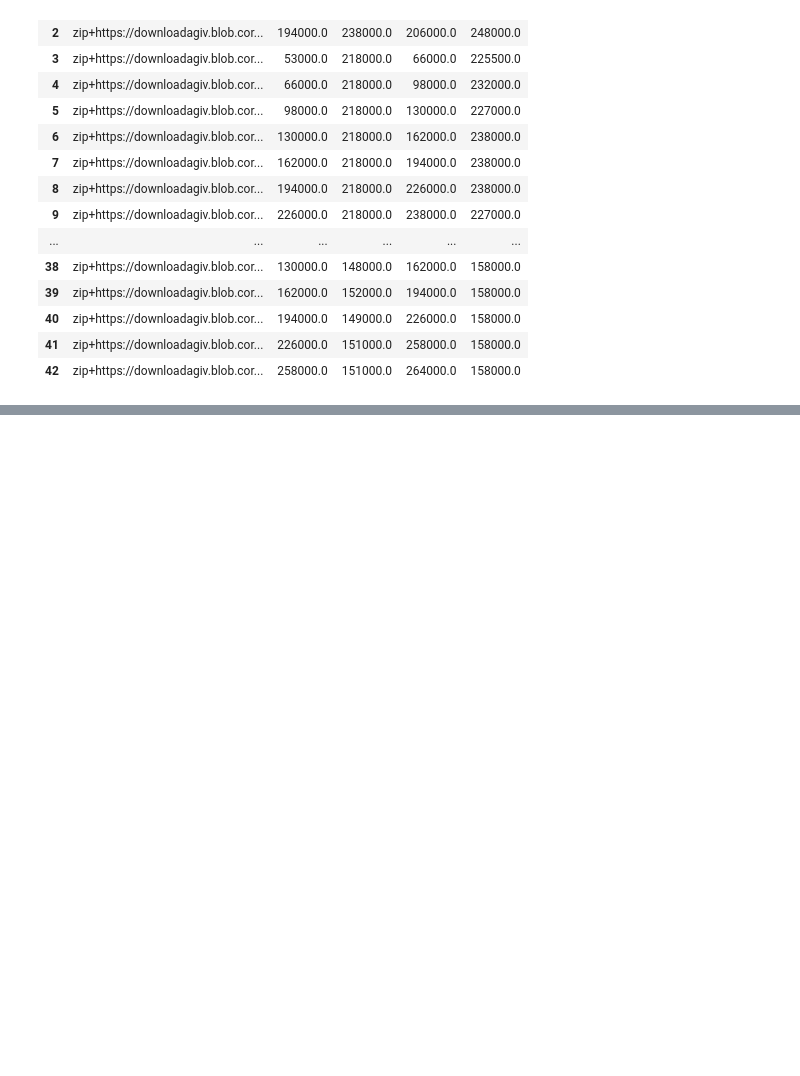
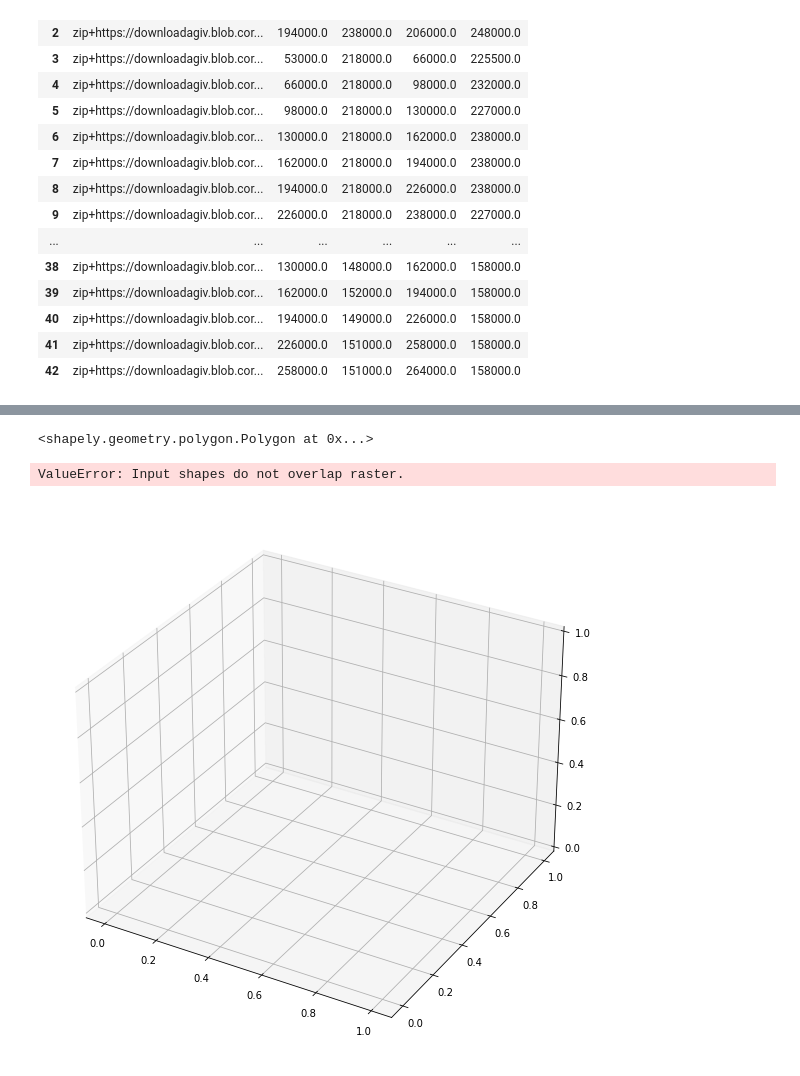
Before and after one commit to UjjwalKandel2000/3D_Houses, a Jupyter notebook: read_csv.ipynb, the cells around one changed output, grey strips where cells are left out. Cells and saved outputs as stored; diff of their text form; code cells hidden in the pictures; blank space fills up the shorter version.

Commit message:
got shaply of polygon

```diff
--- a/read_csv.ipynb
+++ b/read_csv.ipynb
@@ -10,0 +23,2 @@ from zipfile import ZipFile
+# %%
+house_number = input("Enter the house number: ")
@@ -11,3 +27,3 @@ from zipfile import ZipFile
 # %%
-address = input("Enter the address: ")
+post_code = input("Enter the postcode: ")
 # %% [output]
@@ -54,4 +64,4 @@ def get_coordinates(address: str):
 # %%
-dad = details_adress(address)
-x_cord = dad['x_value']
-y_cord = dad['y_value']
+dad = get_coordinates()
+x_cord = dad[0]
+y_cord = dad[1]
@@ -119,0 +126,52 @@ Done extracting the DTM zip file to temp-raster/DTM folder! :)
+# %%
+import os
+
+dsm_file = os.listdir(f"data/raster_files/DSM/GeoTIFF/")[0]
+dsm = rs.open(f"data/raster_files/DSM/GeoTIFF/{dsm_file}")
+
+dtm_file = os.listdir(f"data/raster_files/DTM/GeoTIFF/")[0]
+dtm = rs.open(f"data/raster_files/DTM/GeoTIFF/{dtm_file}")
+# %%
+shape_poly = Polygon(get_polygon())
+shape_poly
+# %% [output]
+<shapely.geometry.polygon.Polygon at 0x...>
+# %%
+with rs.open(f"data/raster_files/DSM/GeoTIFF/{dsm_file}") as src:
+    out_DSM_img,out_transform  = mask(dataset=src,shapes=[shape_poly],crop=True)
+    out_meta_dsm = src.meta
+# %% [output]
+ValueError: Input shapes do not overlap raster.
+# %%
+
+building_coordinates = get_polygon()
+building_coordinates
+building_coordinates_df = pd.DataFrame(building_coordinates,columns = ['X_val','Y_val'])
+building_coordinates_df
+min_x = min(building_coordinates_df.X_val)
+min_y = min(building_coordinates_df.Y_val)
+max_x = max(building_coordinates_df.X_val)
+max_y = max(building_coordinates_df.Y_val)
+
+ind_row, ind_col = rs.transform.TransformMethodsMixin.index(dsm,x_cord, y_cord)
+
+    #print(f"min_X: {min_x} min_Y: {min_y} max_X: {max_x} max_y: {max_y}")
+min_indx_row,min_indx_col = rs.transform.TransformMethodsMixin.index(dsm, min_x, min_y)
+max_indx_row,max_indx_col = rs.transform.TransformMethodsMixin.index(dsm, max_x, max_y)
+channel_slice = channel[ind_row - abs(max_indx_row - min_indx_row) :ind_row+abs(max_indx_row - min_indx_row),ind_col-abs(max_indx_col - min_indx_col):ind_col+abs(max_indx_col - min_indx_col)]
+nx = channel_slice.shape[1]
+ny = channel_slice.shape[0]
+
+
+x = range(nx)
+y = range(ny)
+
+
+X,Y = np.meshgrid(x,y)
+hf = plt.figure(figsize=(10,10))
+ha = hf.add_subplot(111,projection = '3d')
+
+ha.plot_surface(X,Y,channel_slice)
+plt.show()
+# %% [output]
+[figure, added]
```
Also changed, not shown: parts of 23 cells of this notebook, 12 other files.
